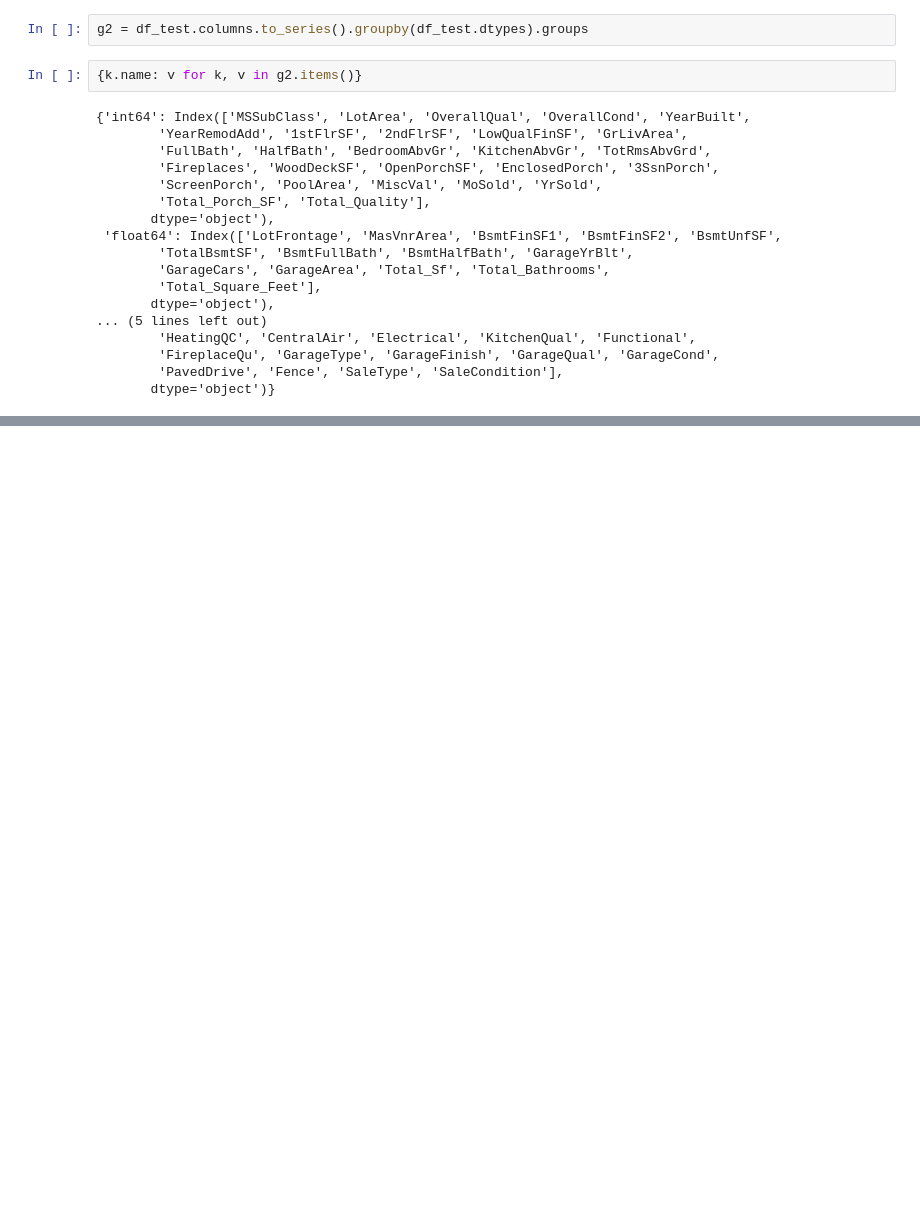
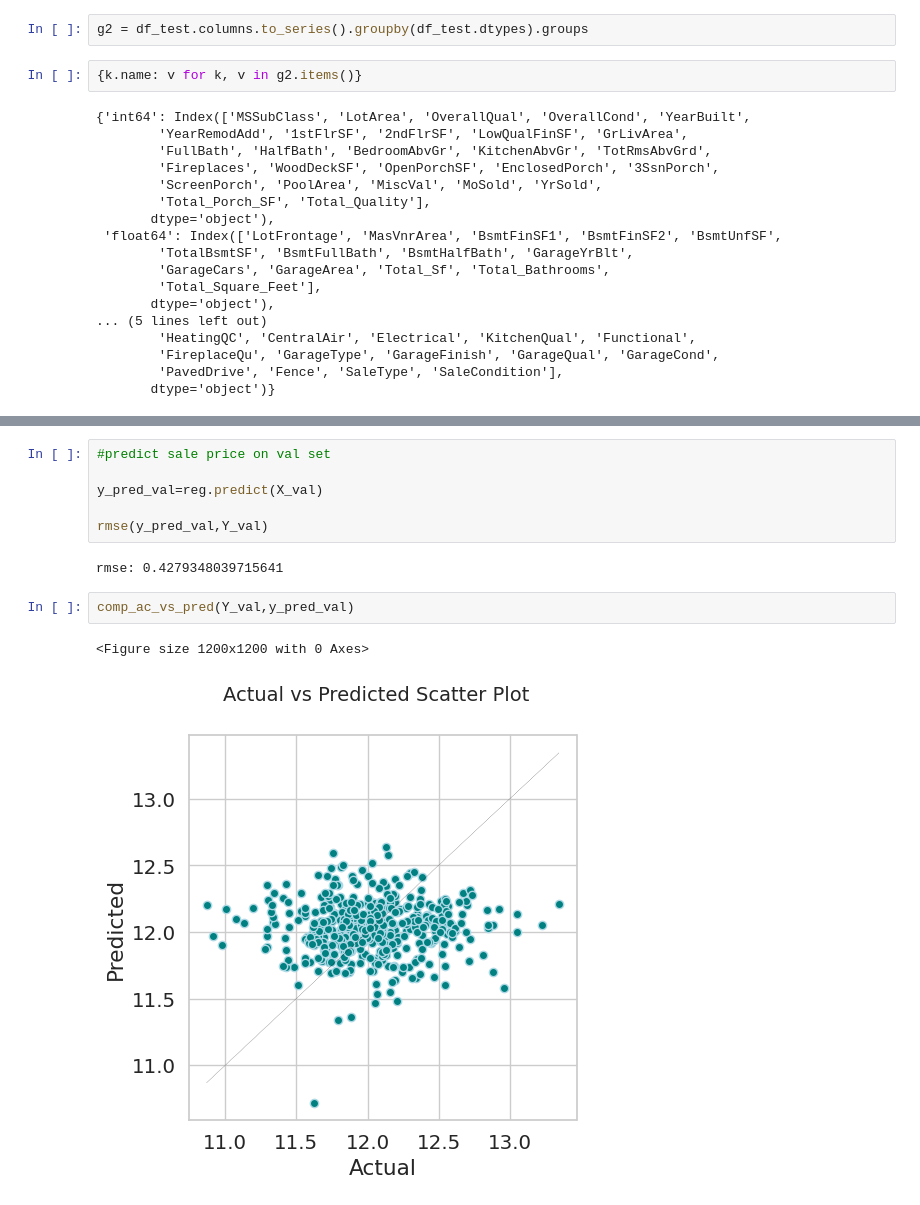
Before and after one commit to HamzaWajid1/House_price_prediction_Advanced, a Jupyter notebook: House_Price_predice_using_advanced_regression_techniques.ipynb, the cells around one changed output, grey strips where cells are left out. Saved outputs shown, nothing was run; the diff lists cells and outputs as text; blank space fills up the shorter version.

```diff
--- a/House_Price_predice_using_advanced_regression_techniques.ipynb
+++ b/House_Price_predice_using_advanced_regression_techniques.ipynb
@@ -568,0 +843,13 @@ g2 = df_test.columns.to_series().groupby(df_test.dtypes).groups
+# %%
+#predict sale price on val set
+
+y_pred_val=reg.predict(X_val)
+
+rmse(y_pred_val,Y_val)
+# %% [output]
+rmse: 0.4279348039715641
+# %%
+comp_ac_vs_pred(Y_val,y_pred_val)
+# %% [output]
+<Figure size 1200x1200 with 0 Axes>
+[figure, added]
```
Also changed, not shown: parts of 107 cells of this notebook.
